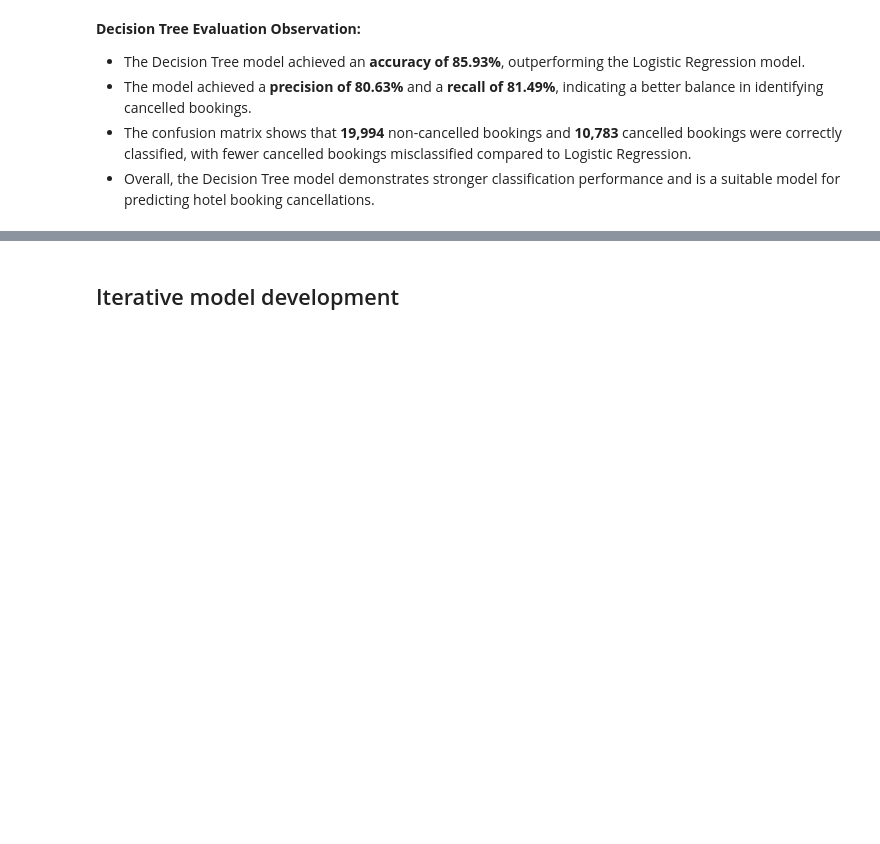
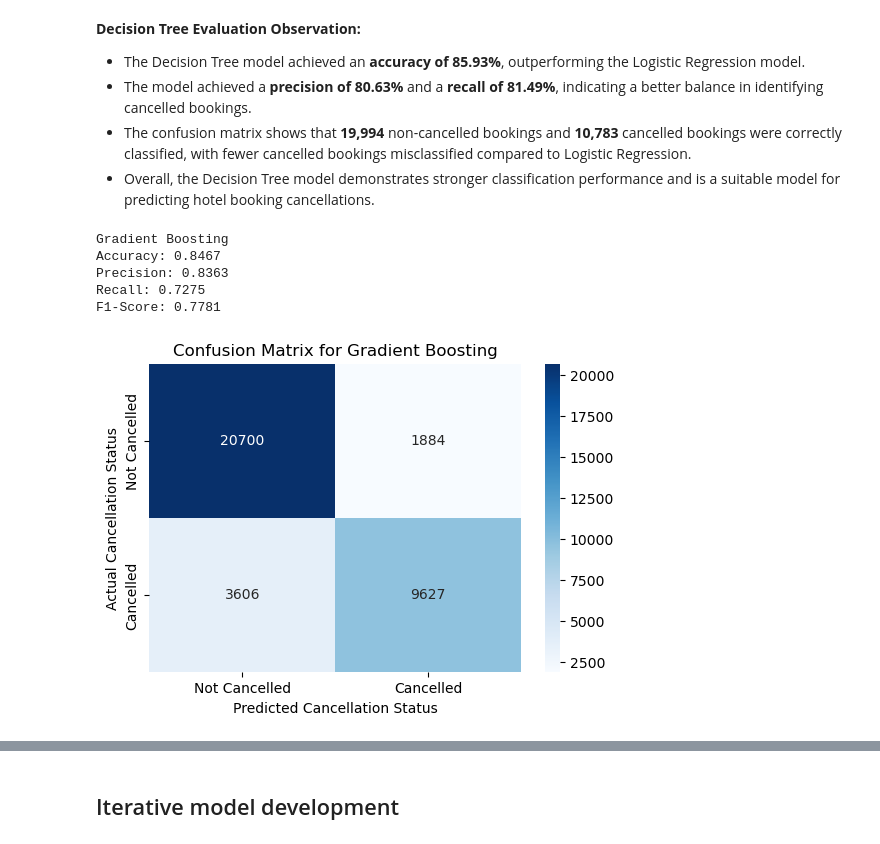
Before and after one commit to yixqinggg/mldp_hotel_booking_prediction, a Jupyter notebook: hotel_booking_cancellation_prediction.ipynb, the cells around one changed output, grey strips where cells are left out. Saved outputs shown, nothing was run; the diff lists cells and outputs as text; code cells hidden in the pictures; blank space fills up the shorter version.

Commit message:
Evaluate Gradient Boosting Model

```diff
--- a/hotel_booking_cancellation_prediction.ipynb
+++ b/hotel_booking_cancellation_prediction.ipynb
@@ -781,3 +781,48 @@ weighted avg       0.86      0.86      0.86     35817
 - The model achieved a **precision of 80.63%** and a **recall of 81.49%**, indicating a better balance in identifying cancelled bookings.
 - The confusion matrix shows that **19,994** non-cancelled bookings and **10,783** cancelled bookings were correctly classified, with fewer cancelled bookings misclassified compared to Logistic Regression.
 - Overall, the Decision Tree model demonstrates stronger classification performance and is a suitable model for predicting hotel booking cancellations.
+# %%
+# generate predictions using the test dataset
+gbt_pred = gbt.predict(X_test)
+
+# calculate the evaluation metrics
+gbt_accuracy = accuracy_score(y_test, gbt_pred)
+gbt_precision = precision_score(y_test, gbt_pred, zero_division=0)
+gbt_recall = recall_score(y_test, gbt_pred, zero_division=0)
+gbt_f1 = f1_score(y_test, gbt_pred, zero_division=0)
+
+# display the evaluation metrics
+print("Gradient Boosting")
+print("Accuracy:", round(gbt_accuracy, 4))
+print("Precision:", round(gbt_precision, 4))
+print("Recall:", round(gbt_recall, 4))
+print("F1-Score:", round(gbt_f1, 4))
+# %% [output]
+Gradient Boosting
+Accuracy: 0.8467
+Precision: 0.8363
+Recall: 0.7275
+F1-Score: 0.7781
+# %%
+# Create the confusion matrix
+gbt_cm = confusion_matrix(y_test, gbt_pred)
+
+# Plot the confusion matrix
+plt.figure(figsize=(6, 4))
+
+sns.heatmap(
+    gbt_cm,
+    annot=True,
+    fmt="d",
+    cmap="Blues",
+    xticklabels=["Not Cancelled", "Cancelled"],
+    yticklabels=["Not Cancelled", "Cancelled"]
+)
+
+plt.title("Confusion Matrix for Gradient Boosting")
+plt.xlabel("Predicted Cancellation Status")
+plt.ylabel("Actual Cancellation Status")
+
+plt.show()
+# %% [output]
+[figure, added]
```
Also changed, not shown: parts of 2 cells of this notebook.
